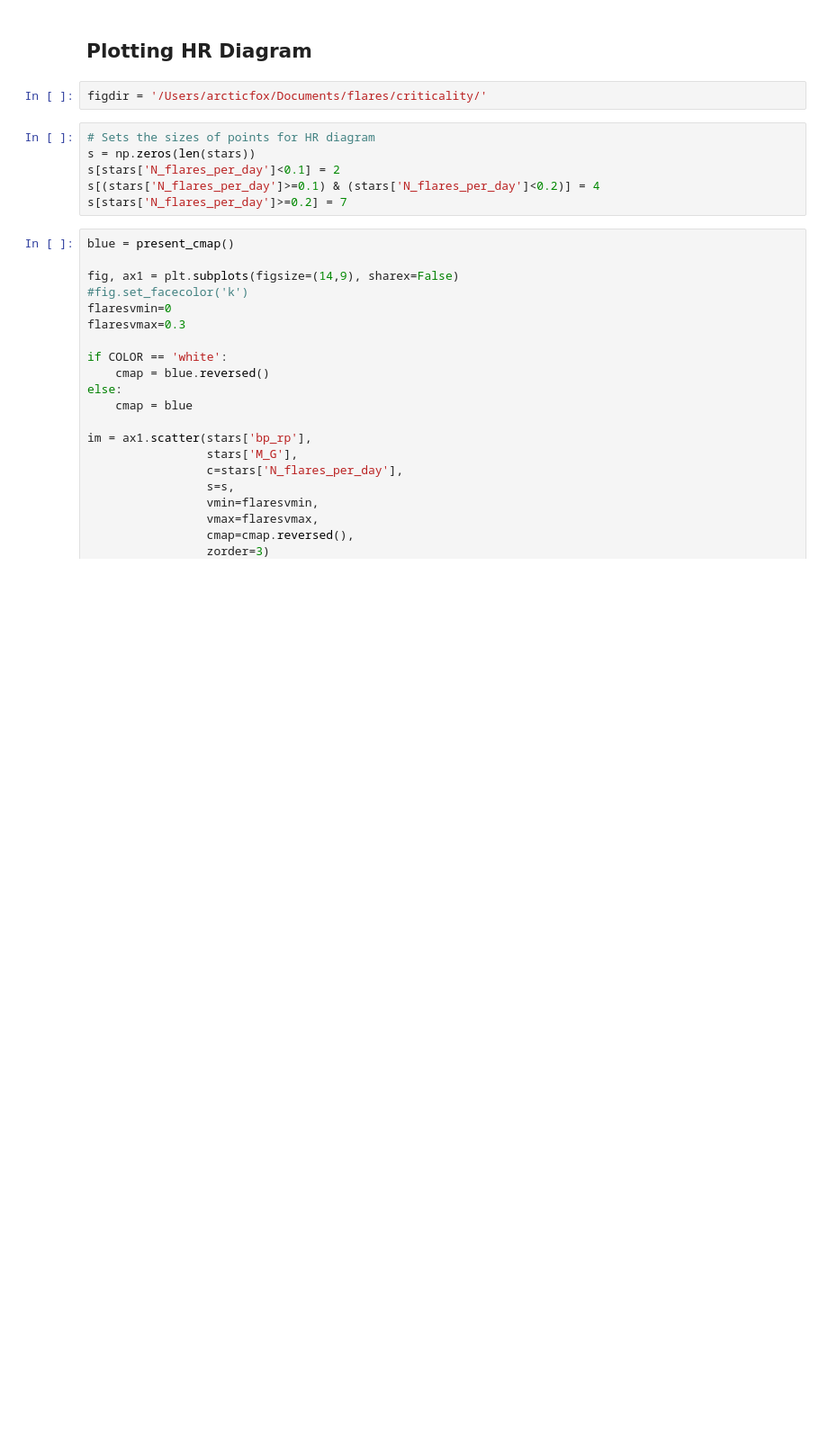
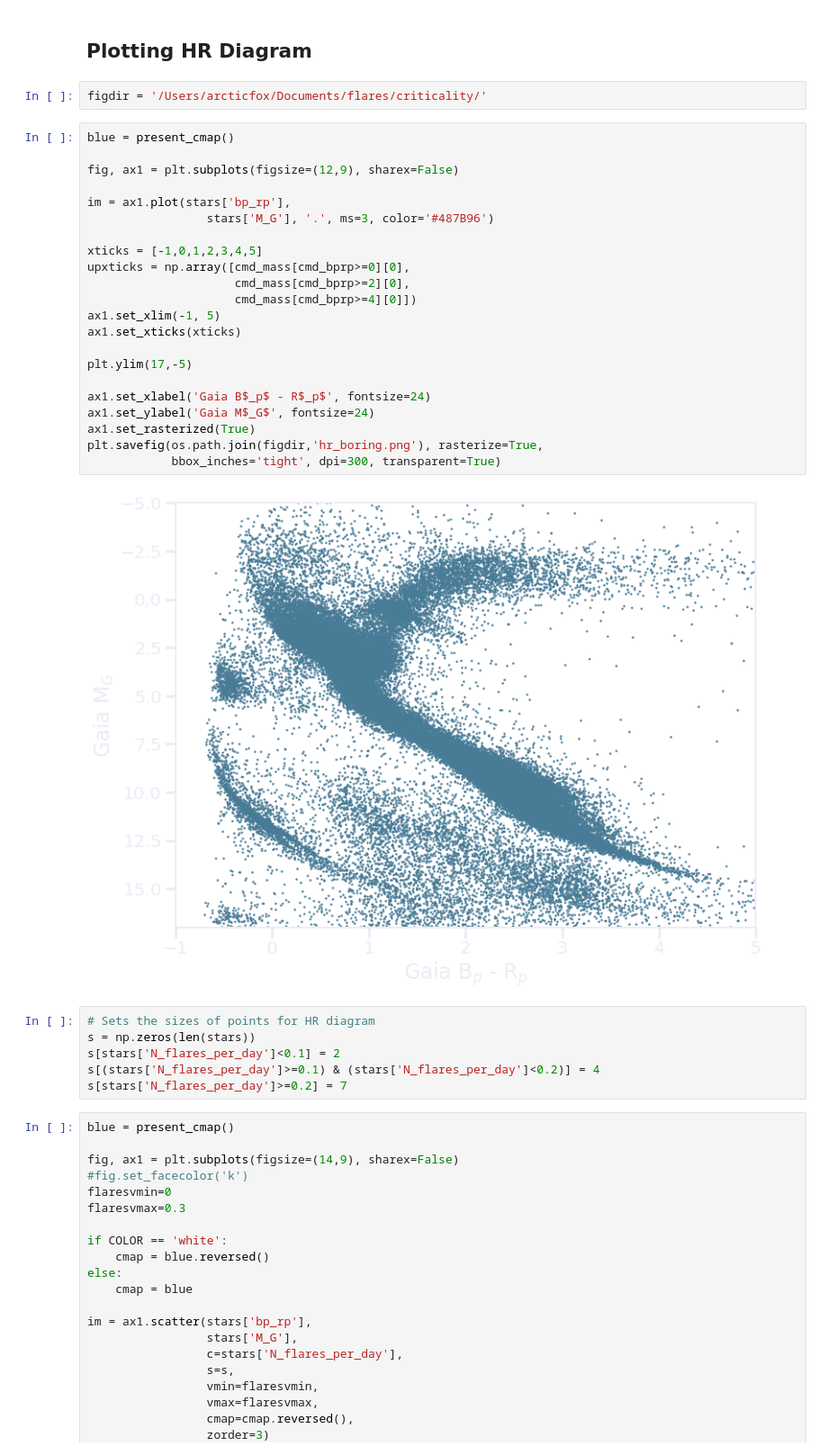
Before and after one commit to afeinstein20/flares_soc, a Jupyter notebook: notebooks/criticality_notebook.ipynb, the cells around one changed output. Shown at 90% size. Saved outputs shown, nothing was run; the diff lists cells and outputs as text; blank space fills up the shorter version.

```diff
--- a/notebooks/criticality_notebook.ipynb
+++ b/notebooks/criticality_notebook.ipynb
@@ -82,6 +82,30 @@ allflares = allflares[(allflares[filters[0]]=='True')&
 ## Plotting HR Diagram
 # %%
 figdir = '/Users/arcticfox/Documents/flares/criticality/'
+# %%
+blue = present_cmap()
+
+fig, ax1 = plt.subplots(figsize=(12,9), sharex=False)
+
+im = ax1.plot(stars['bp_rp'],
+                 stars['M_G'], '.', ms=3, color='#487B96')
+
+xticks = [-1,0,1,2,3,4,5]
+upxticks = np.array([cmd_mass[cmd_bprp>=0][0],
+                     cmd_mass[cmd_bprp>=2][0],
+                     cmd_mass[cmd_bprp>=4][0]])
+ax1.set_xlim(-1, 5)
+ax1.set_xticks(xticks)
+
+plt.ylim(17,-5)
+
+ax1.set_xlabel('Gaia B$_p$ - R$_p$', fontsize=24)
+ax1.set_ylabel('Gaia M$_G$', fontsize=24)
+ax1.set_rasterized(True)
+plt.savefig(os.path.join(figdir,'hr_boring.png'), rasterize=True,
+            bbox_inches='tight', dpi=300, transparent=True)
+# %% [output]
+[figure, added]
 # %%
 # Sets the sizes of points for HR diagram
 s = np.zeros(len(stars))
```
